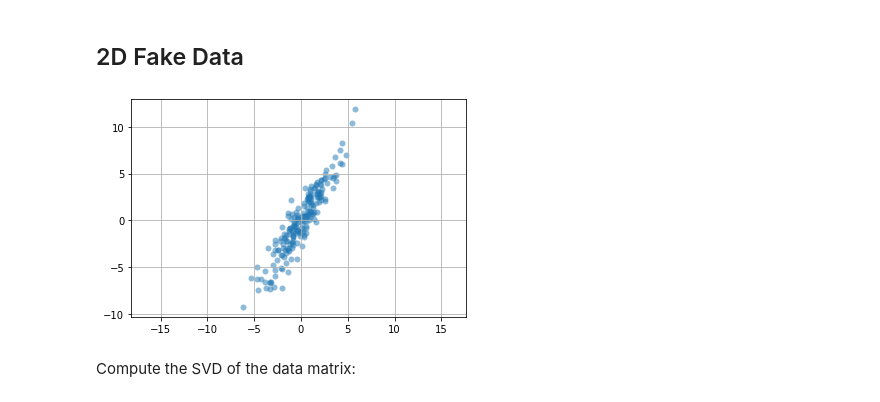
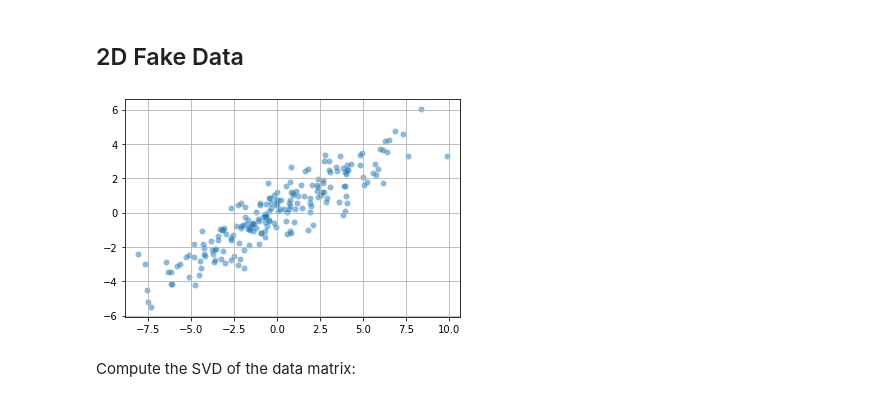
Before and after one commit to patrickwalls/math307, a Jupyter notebook: 09_pca.ipynb, the cells around one changed output. Drawn from its saved outputs; the diff is of its cells as text; code cells hidden in the pictures.

```diff
--- a/09_pca.ipynb
+++ b/09_pca.ipynb
@@ -20,16 +20,16 @@ Let $X$ be the $n \times p$ data matrix with rows $\mathbf{x}_1,\dots,\mathbf{x}
 # %%
 N = 200
 x = 4*np.random.randn(N)
 y = 0.75*np.random.randn(N)
 X = np.column_stack((x,y))
 X = X - X.mean(axis=0)
-theta = np.pi/3
+theta = np.pi/6
 R = np.array([[np.cos(theta),np.sin(theta)],[-np.sin(theta),np.cos(theta)]])
 X = X@R
 plt.scatter(X[:,0],X[:,1],alpha=0.5,lw=0)
 plt.grid(True); plt.axis('equal'); plt.show();
 # %% [output]
-[figure, old version]
+[figure, new version]
 # %% [markdown]
 Compute the SVD of the data matrix:
 # %%
```
Also changed, not shown: parts of 3 cells of this notebook.
